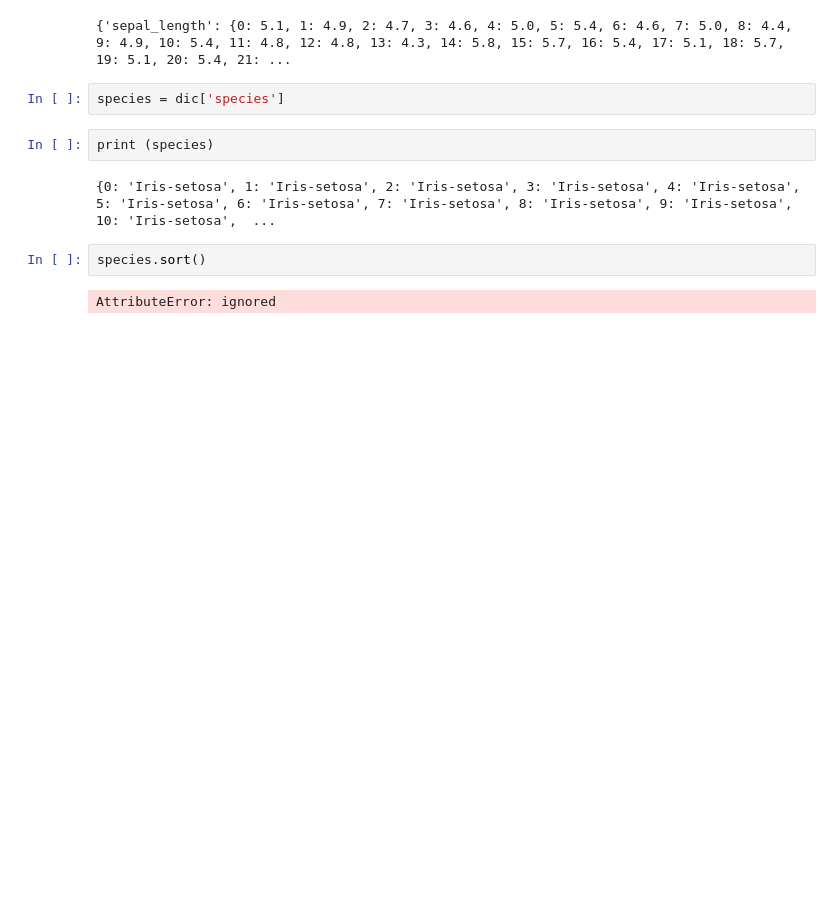
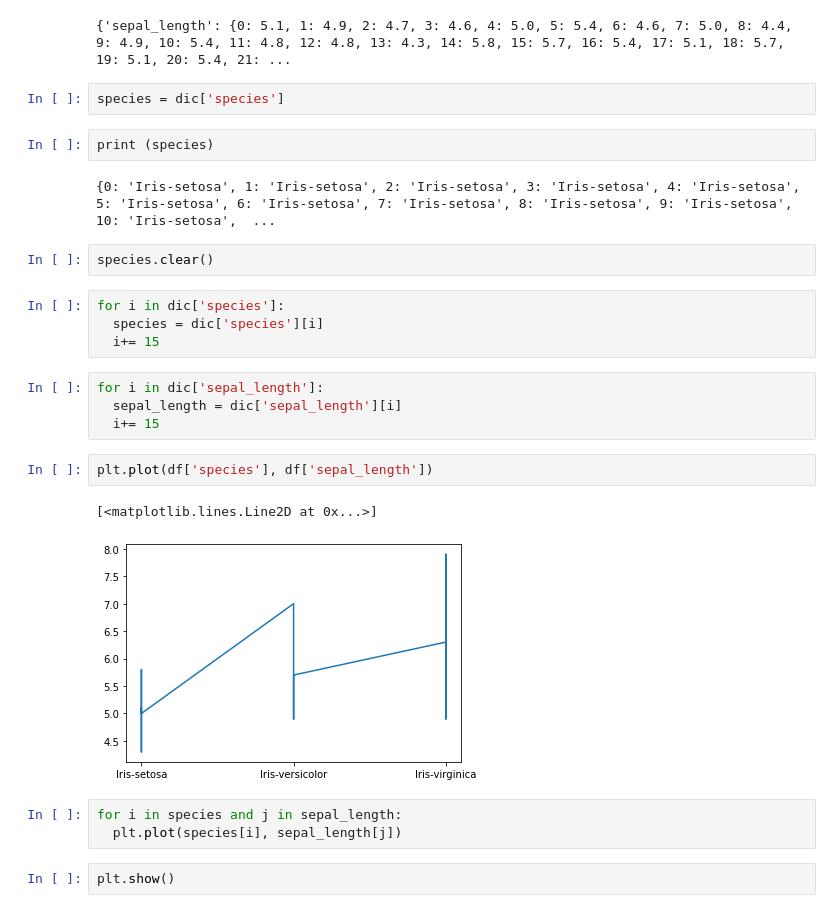
Before and after one commit to Nirvik663/iris-data-set, a Jupyter notebook: iris.ipynb, the cells around one changed output. Saved outputs shown, nothing was run; the diff lists cells and outputs as text; blank space fills up the shorter version.

```diff
--- a/iris.ipynb
+++ b/iris.ipynb
@@ -173,6 +173,22 @@ print (species)
 # %% [output]
 {0: 'Iris-setosa', 1: 'Iris-setosa', 2: 'Iris-setosa', 3: 'Iris-setosa', 4: 'Iris-setosa', 5: 'Iris-setosa', 6: 'Iris-setosa', 7: 'Iris-setosa', 8: 'Iris-setosa', 9: 'Iris-setosa', 10: 'Iris-setosa',  ...
 # %%
-species.sort()
+species.clear()
-# %% [output]
-AttributeError: ignored
+# %%
+for i in dic['species']:
+  species = dic['species'][i]
+  i+= 15
+# %%
+for i in dic['sepal_length']:
+  sepal_length = dic['sepal_length'][i]
+  i+= 15
+# %%
+plt.plot(df['species'], df['sepal_length'])
+# %% [output]
+[<matplotlib.lines.Line2D at 0x...>]
+[figure, added]
+# %%
+for i in species and j in sepal_length:
+  plt.plot(species[i], sepal_length[j])
+# %%
+plt.show()
```
Also changed, not shown: parts of 3 cells of this notebook.
